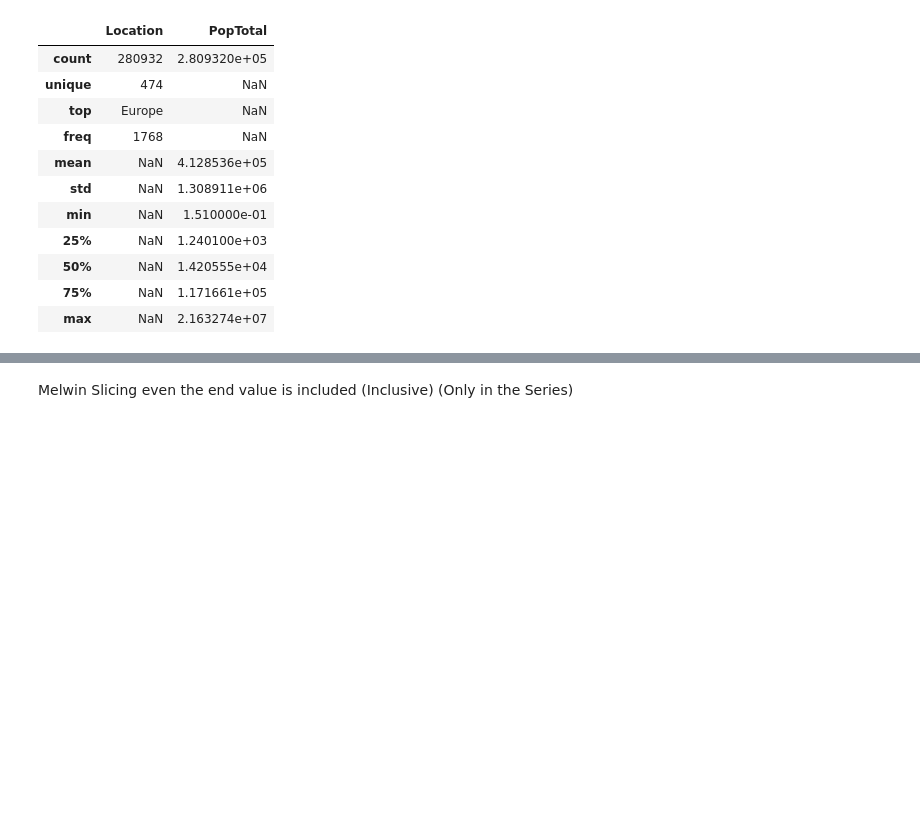
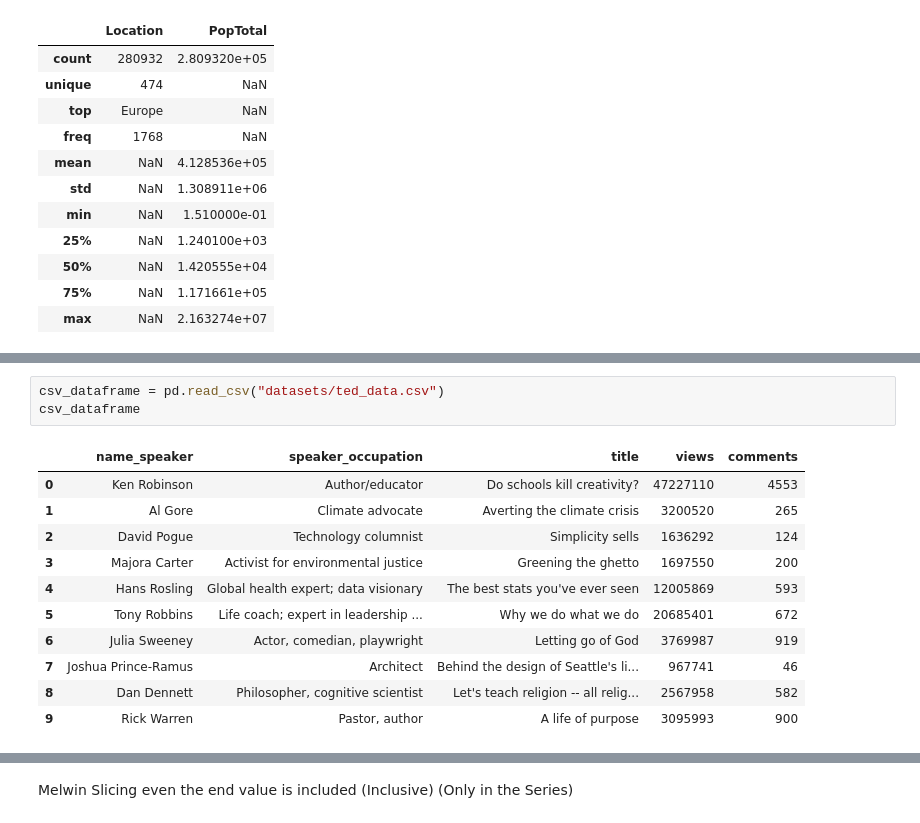
Before and after one commit to melwinmpk/Python_DSA, a Jupyter notebook: Pandas/Pandas_1.ipynb, the cells around one changed output, grey strips where cells are left out. Saved outputs shown, nothing was run; the diff lists cells and outputs as text; blank space fills up the shorter version.

```diff
--- a/Pandas/Pandas_1.ipynb
+++ b/Pandas/Pandas_1.ipynb
@@ -188,0 +211,15 @@ Index(['Location', 'PopTotal'], dtype='object')
+# %%
+csv_dataframe = pd.read_csv("datasets/ted_data.csv")
+csv_dataframe
+# %% [output]
+|  | name_speaker | speaker_occupation | title | views | comments |
+| 0 | Ken Robinson | Author/educator | Do schools kill creativity? | 47227110 | 4553 |
+| 1 | Al Gore | Climate advocate | Averting the climate crisis | 3200520 | 265 |
+| 2 | David Pogue | Technology columnist | Simplicity sells | 1636292 | 124 |
+| 3 | Majora Carter | Activist for environmental justice | Greening the ghetto | 1697550 | 200 |
+| 4 | Hans Rosling | Global health expert; data visionary | The best stats you've ever seen | 12005869 | 593 |
+| 5 | Tony Robbins | Life coach; expert in leadership ... | Why we do what we do | 20685401 | 672 |
+| 6 | Julia Sweeney | Actor, comedian, playwright | Letting go of God | 3769987 | 919 |
+| 7 | Joshua Prince-Ramus | Architect | Behind the design of Seattle's li... | 967741 | 46 |
+| 8 | Dan Dennett | Philosopher, cognitive scientist | Let's teach religion -- all relig... | 2567958 | 582 |
+| 9 | Rick Warren | Pastor, author | A life of purpose | 3095993 | 900 |
```
Also changed, not shown: parts of 8 cells of this notebook, 8 other files.
